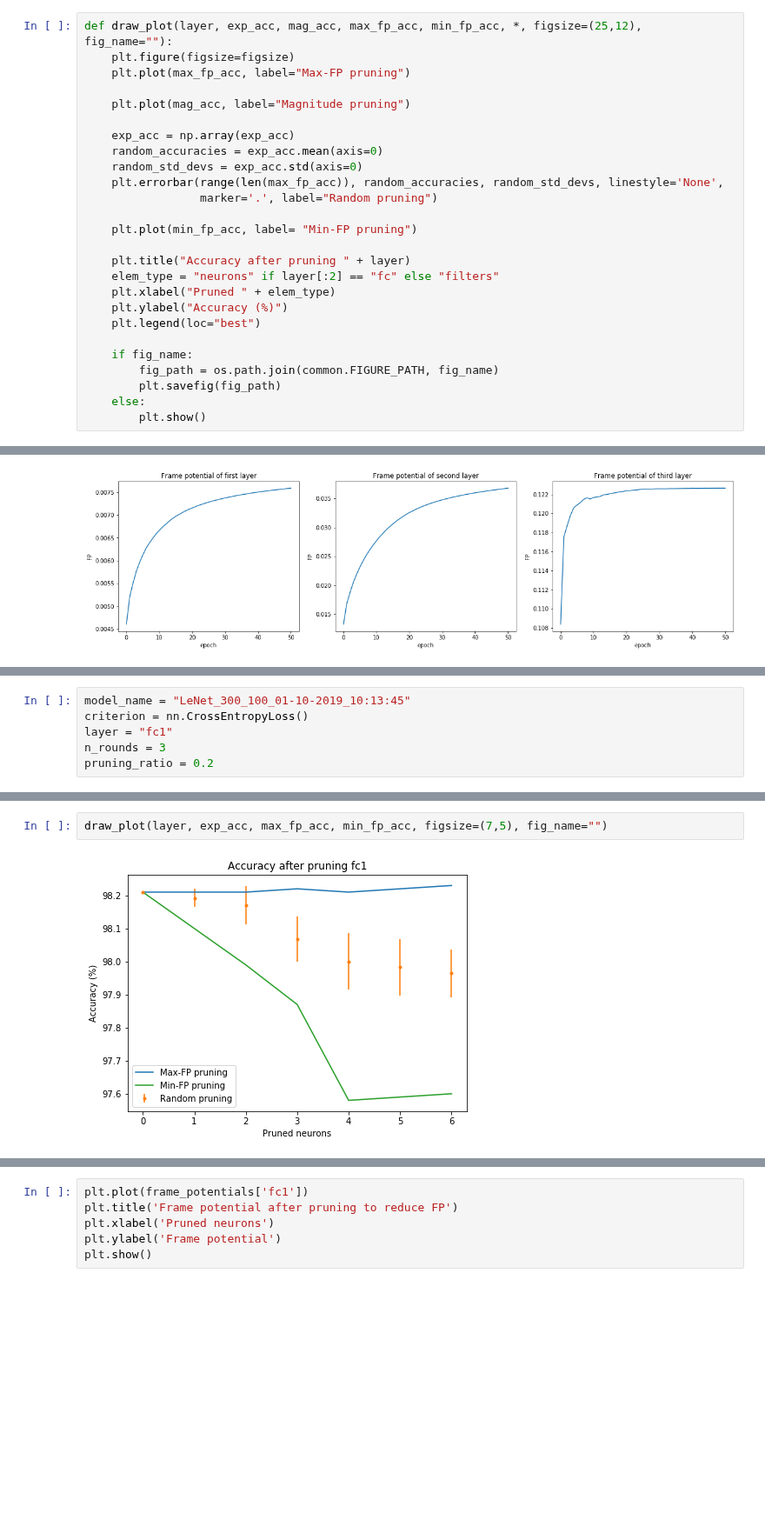
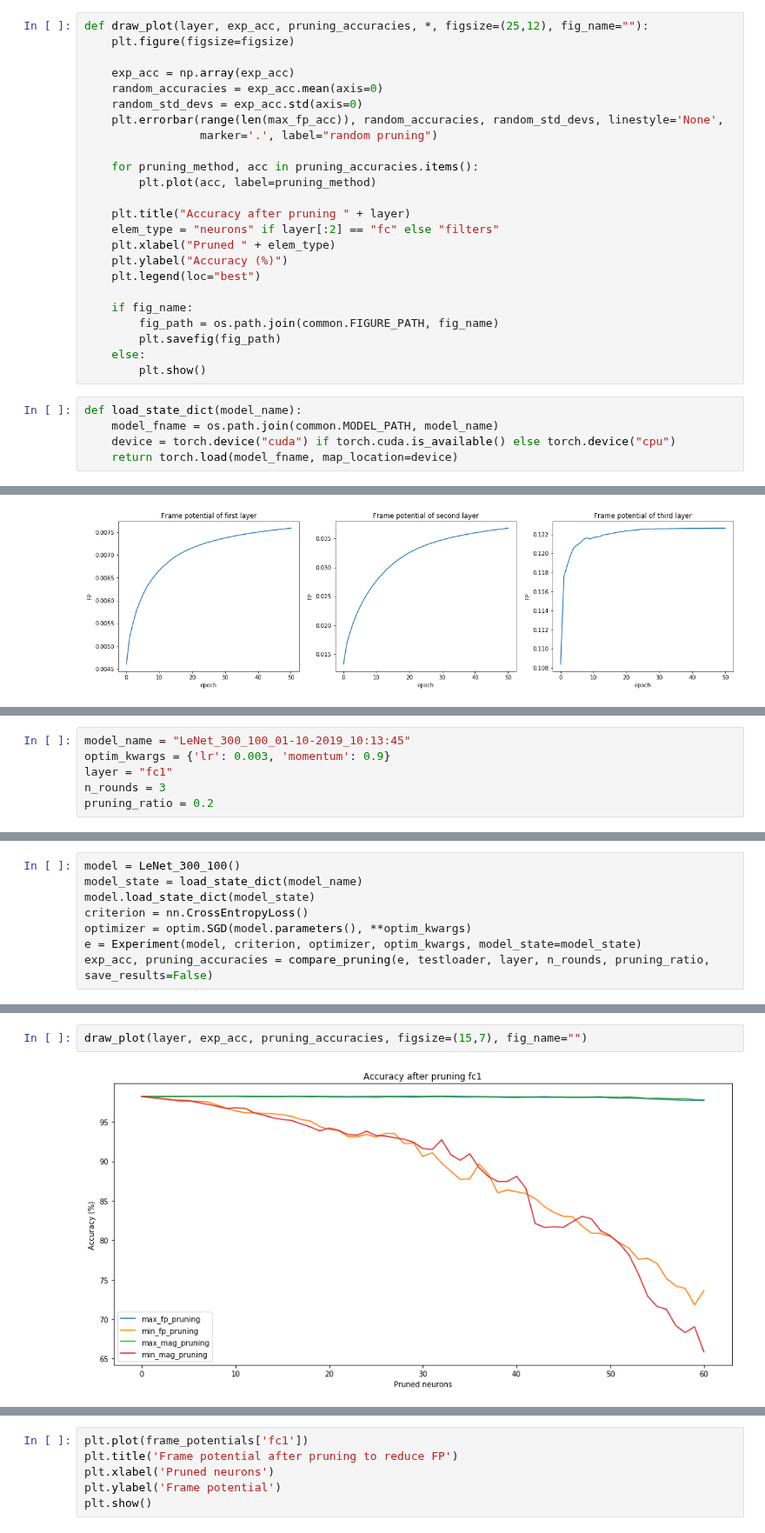
Before and after one commit to jheitmann/Neural-net-pruning, a Jupyter notebook: frame_potential.ipynb, the cells around one changed output, grey strips where cells are left out. Shown at 87% size. Drawn from its saved outputs; the diff is of its cells as text; blank space fills up the shorter version.

```diff
--- a/frame_potential.ipynb
+++ b/frame_potential.ipynb
@@ -56,17 +56,15 @@ def compare_pruning(experiment, criterion, layer, n_rounds, pruning_ratio, *, sa
 # %%
-def draw_plot(layer, exp_acc, mag_acc, max_fp_acc, min_fp_acc, *, figsize=(25,12), fig_name=""):
+def draw_plot(layer, exp_acc, pruning_accuracies, *, figsize=(25,12), fig_name=""):
     plt.figure(figsize=figsize)
-    plt.plot(max_fp_acc, label="Max-FP pruning")
-
-    plt.plot(mag_acc, label="Magnitude pruning")
 
     exp_acc = np.array(exp_acc)
     random_accuracies = exp_acc.mean(axis=0)
     random_std_devs = exp_acc.std(axis=0)
     plt.errorbar(range(len(max_fp_acc)), random_accuracies, random_std_devs, linestyle='None',
-                 marker='.', label="Random pruning")
+                 marker='.', label="random pruning")
 
-    plt.plot(min_fp_acc, label= "Min-FP pruning")
+    for pruning_method, acc in pruning_accuracies.items():
+        plt.plot(acc, label=pruning_method)
 
     plt.title("Accuracy after pruning " + layer)
     elem_type = "neurons" if layer[:2] == "fc" else "filters"
@@ -79,5 +77,10 @@ def draw_plot(layer, exp_acc, mag_acc, max_fp_acc, min_fp_acc, *, figsize=(25,12
         plt.savefig(fig_path)
     else:
         plt.show()
+# %%
+def load_state_dict(model_name):
+    model_fname = os.path.join(common.MODEL_PATH, model_name)
+    device = torch.device("cuda") if torch.cuda.is_available() else torch.device("cpu")
+    return torch.load(model_fname, map_location=device)
 # %% [markdown]
 ## MNIST / Lenet 300-100-10
@@ -197,6 +151,6 @@ ax3.set(xlabel='epoch', ylabel='FP')
 # %%
 model_name = "LeNet_300_100_01-10-2019_10:13:45"
-criterion = nn.CrossEntropyLoss()
+optim_kwargs = {'lr': 0.003, 'momentum': 0.9}
 layer = "fc1"
 n_rounds = 3
 pruning_ratio = 0.2
@@ -223,0 +157,8 @@ Pruning round: [ 60/ 60 (100%)]
+# %%
+model = LeNet_300_100()
+model_state = load_state_dict(model_name)
+model.load_state_dict(model_state)
+criterion = nn.CrossEntropyLoss()
+optimizer = optim.SGD(model.parameters(), **optim_kwargs)
+e = Experiment(model, criterion, optimizer, optim_kwargs, model_state=model_state)
+exp_acc, pruning_accuracies = compare_pruning(e, testloader, layer, n_rounds, pruning_ratio, save_results=False)
@@ -224,4 +183,4 @@ Pruning round: [ 60/ 60 (100%)]
 # %%
-draw_plot(layer, exp_acc, max_fp_acc, min_fp_acc, figsize=(7,5), fig_name="")
+draw_plot(layer, exp_acc, pruning_accuracies, figsize=(15,7), fig_name="")
 # %% [output]
-[figure, old version]
+[figure, new version]
```
Also changed, not shown: parts of 40 cells of this notebook, 3 other files.
